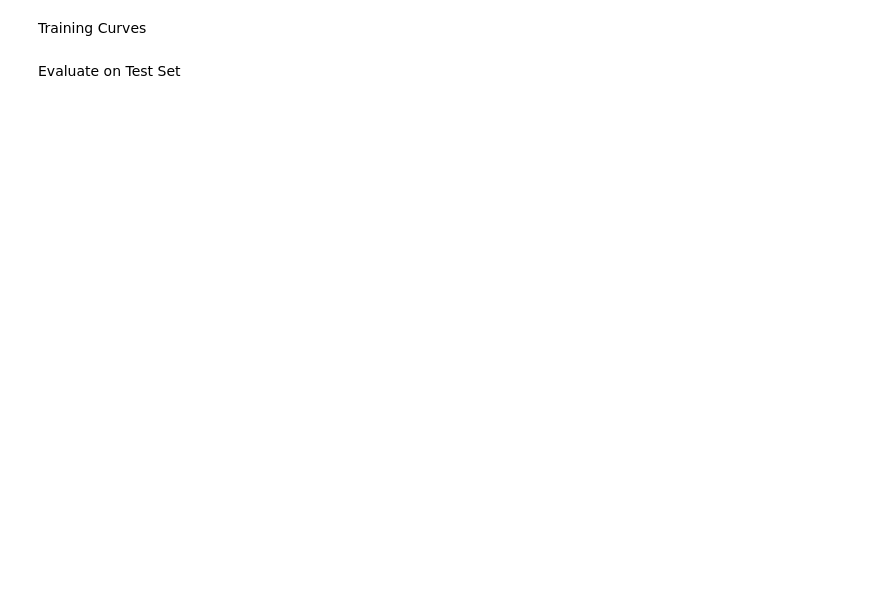
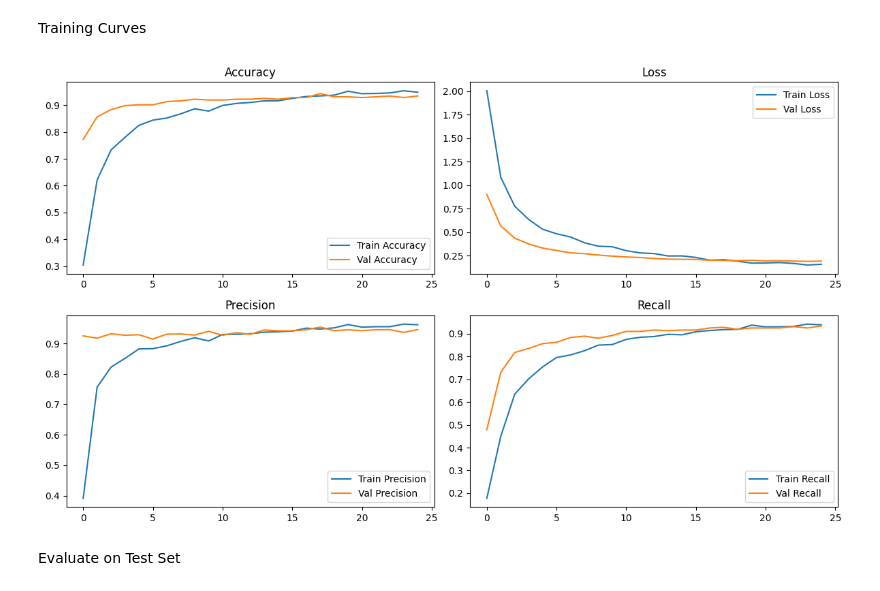
Before and after one commit to jannamorcozo/SORT-IT, a Jupyter notebook: notebooks/stage3_plastic_mobilenet_training.ipynb, the cells around one changed output. Drawn from its saved outputs; the diff is of its cells as text; code cells hidden in the pictures; blank space fills up the shorter version.

```diff
--- a/notebooks/stage3_plastic_mobilenet_training.ipynb
+++ b/notebooks/stage3_plastic_mobilenet_training.ipynb
@@ -127,36 +174,38 @@ history = model.fit(
 # %% [markdown]
 Training Curves
 # %%
-plt.figure(figsize=(12, 5))
+plt.figure(figsize=(12, 7))
 
-plt.subplot(1, 2, 1)
+plt.subplot(2, 2, 1)
 plt.plot(history.history["accuracy"], label="Train Accuracy")
 plt.plot(history.history["val_accuracy"], label="Val Accuracy")
 plt.legend()
 plt.title("Accuracy")
 
-plt.subplot(1, 2, 2)
+plt.subplot(2, 2, 2)
 plt.plot(history.history["loss"], label="Train Loss")
 plt.plot(history.history["val_loss"], label="Val Loss")
 plt.legend()
 plt.title("Loss")
 
 # Precision
 plt.subplot(2, 2, 3)
 plt.plot(history.history["precision"], label="Train Precision")
 plt.plot(history.history["val_precision"], label="Val Precision")
 plt.legend()
 plt.title("Precision")
 
 # Recall
 plt.subplot(2, 2, 4)
 plt.plot(history.history["recall"], label="Train Recall")
 plt.plot(history.history["val_recall"], label="Val Recall")
 plt.legend()
 plt.title("Recall")
 
 plt.tight_layout()
 plt.show()
+# %% [output]
+[figure, added]
 # %% [markdown]
 Evaluate on Test Set
 # %%
```
Also changed, not shown: parts of 6 cells of this notebook, 5 other files.
